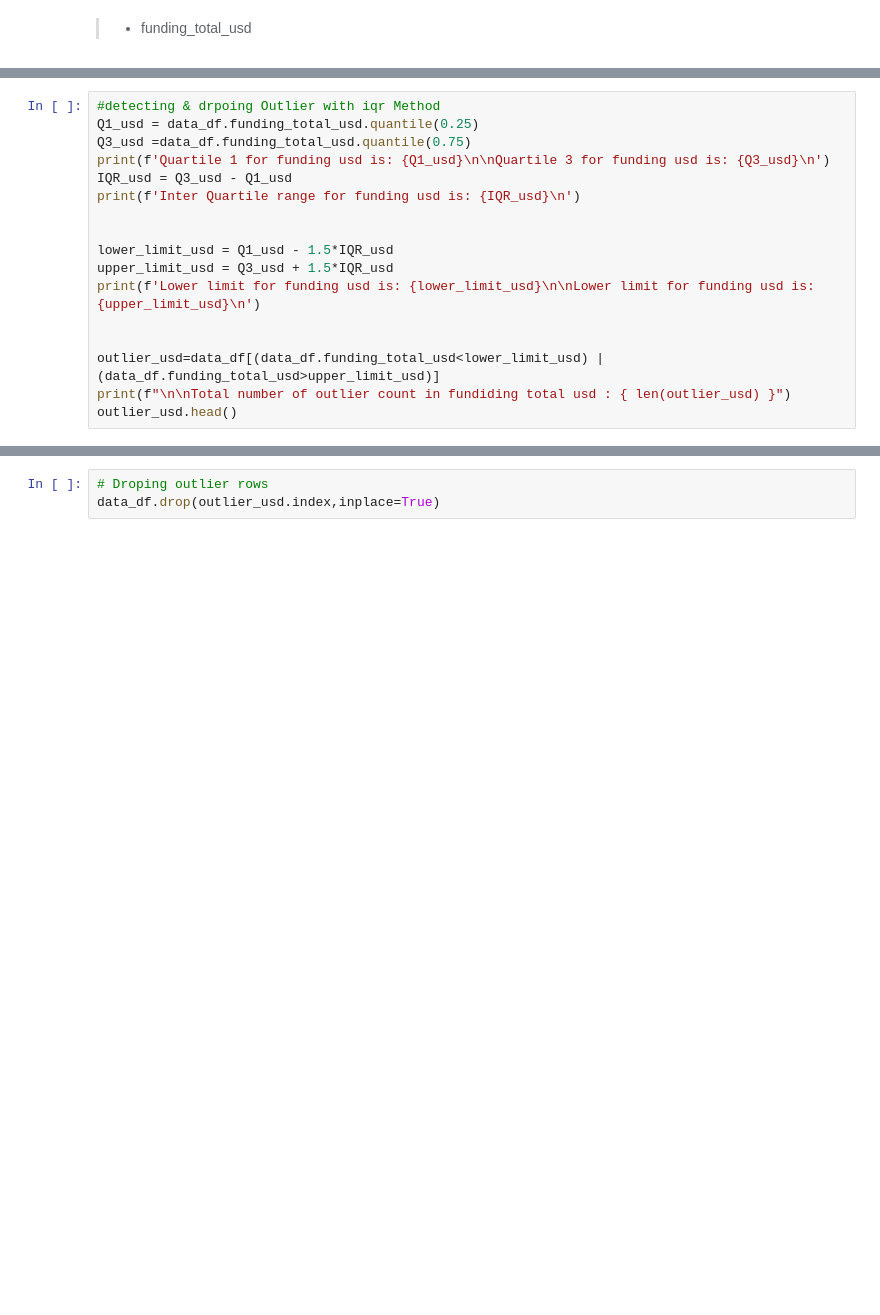
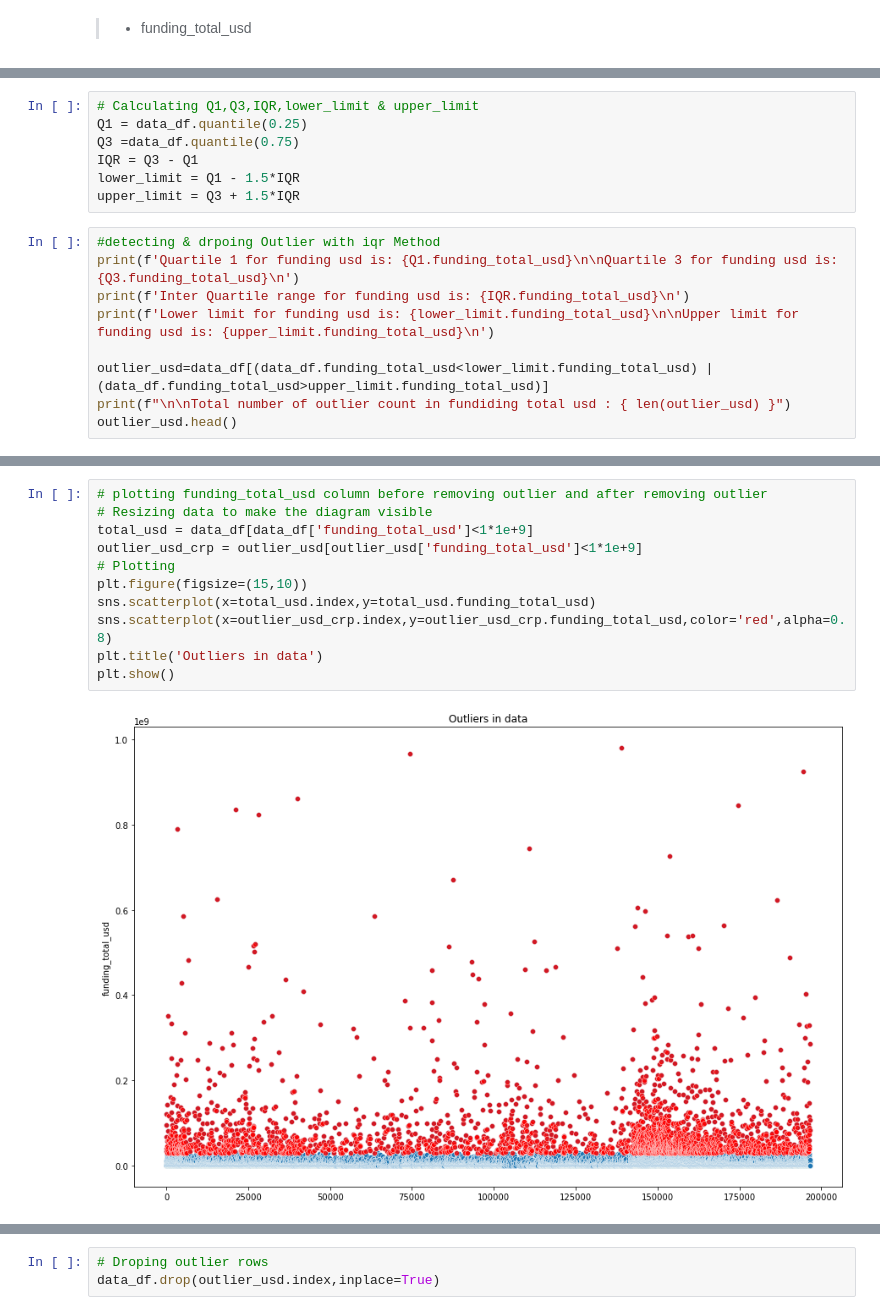
Before and after one commit to SUNILkhadka/Startup-Acquisition-Status-Predictions, a Jupyter notebook: DataPreprocessing.ipynb, the cells around one changed output, grey strips where cells are left out. Saved outputs shown, nothing was run; the diff lists cells and outputs as text; blank space fills up the shorter version.

```diff
--- a/DataPreprocessing.ipynb
+++ b/DataPreprocessing.ipynb
@@ -108,18 +110,17 @@ If you can see the outlier in both 'funding_total_usd' and 'funding_rounds'. So,
+# %%
+# Calculating Q1,Q3,IQR,lower_limit & upper_limit
+Q1 = data_df.quantile(0.25)
+Q3 =data_df.quantile(0.75)
+IQR = Q3 - Q1
+lower_limit = Q1 - 1.5*IQR
+upper_limit = Q3 + 1.5*IQR
 # %%
 #detecting & drpoing Outlier with iqr Method
-Q1_usd = data_df.funding_total_usd.quantile(0.25)
-Q3_usd =data_df.funding_total_usd.quantile(0.75)
-print(f'Quartile 1 for funding usd is: {Q1_usd}\n\nQuartile 3 for funding usd is: {Q3_usd}\n')
-IQR_usd = Q3_usd - Q1_usd
-print(f'Inter Quartile range for funding usd is: {IQR_usd}\n')
+print(f'Quartile 1 for funding usd is: {Q1.funding_total_usd}\n\nQuartile 3 for funding usd is: {Q3.funding_total_usd}\n')
+print(f'Inter Quartile range for funding usd is: {IQR.funding_total_usd}\n')
+print(f'Lower limit for funding usd is: {lower_limit.funding_total_usd}\n\nUpper limit for funding usd is: {upper_limit.funding_total_usd}\n')
 
-
-lower_limit_usd = Q1_usd - 1.5*IQR_usd
-upper_limit_usd = Q3_usd + 1.5*IQR_usd
-print(f'Lower limit for funding usd is: {lower_limit_usd}\n\nLower limit for funding usd is: {upper_limit_usd}\n')
-
-
-outlier_usd=data_df[(data_df.funding_total_usd<lower_limit_usd) | (data_df.funding_total_usd>upper_limit_usd)]
+outlier_usd=data_df[(data_df.funding_total_usd<lower_limit.funding_total_usd) | (data_df.funding_total_usd>upper_limit.funding_total_usd)]
 print(f"\n\nTotal number of outlier count in fundiding total usd : { len(outlier_usd) }")
 outlier_usd.head()
 # %% [output]
@@ -142,4 +143,17 @@ Total number of outlier count in fundiding total usd : 2561
 | 24 | analytics | operating | 2006-01-01 | NaN | USA | 2008-08-25 | 2013-03-28 | ... |
 | 66 | mobile | acquired | 2005-01-01 | NaN | USA | 2005-03-01 | 2012-07-02 | ... |
 | 80 | games_video | operating | 2003-04-01 | NaN | USA | 2006-08-28 | 2012-01-01 | ... |
+# %%
+# plotting funding_total_usd column before removing outlier and after removing outlier
+# Resizing data to make the diagram visible
+total_usd = data_df[data_df['funding_total_usd']<1*1e+9]
+outlier_usd_crp = outlier_usd[outlier_usd['funding_total_usd']<1*1e+9]
+# Plotting
+plt.figure(figsize=(15,10))
+sns.scatterplot(x=total_usd.index,y=total_usd.funding_total_usd)
+sns.scatterplot(x=outlier_usd_crp.index,y=outlier_usd_crp.funding_total_usd,color='red',alpha=0.8)
+plt.title('Outliers in data')
+plt.show()
+# %% [output]
+[figure, added]
 # %%
```
Also changed, not shown: parts of 12 cells of this notebook.
